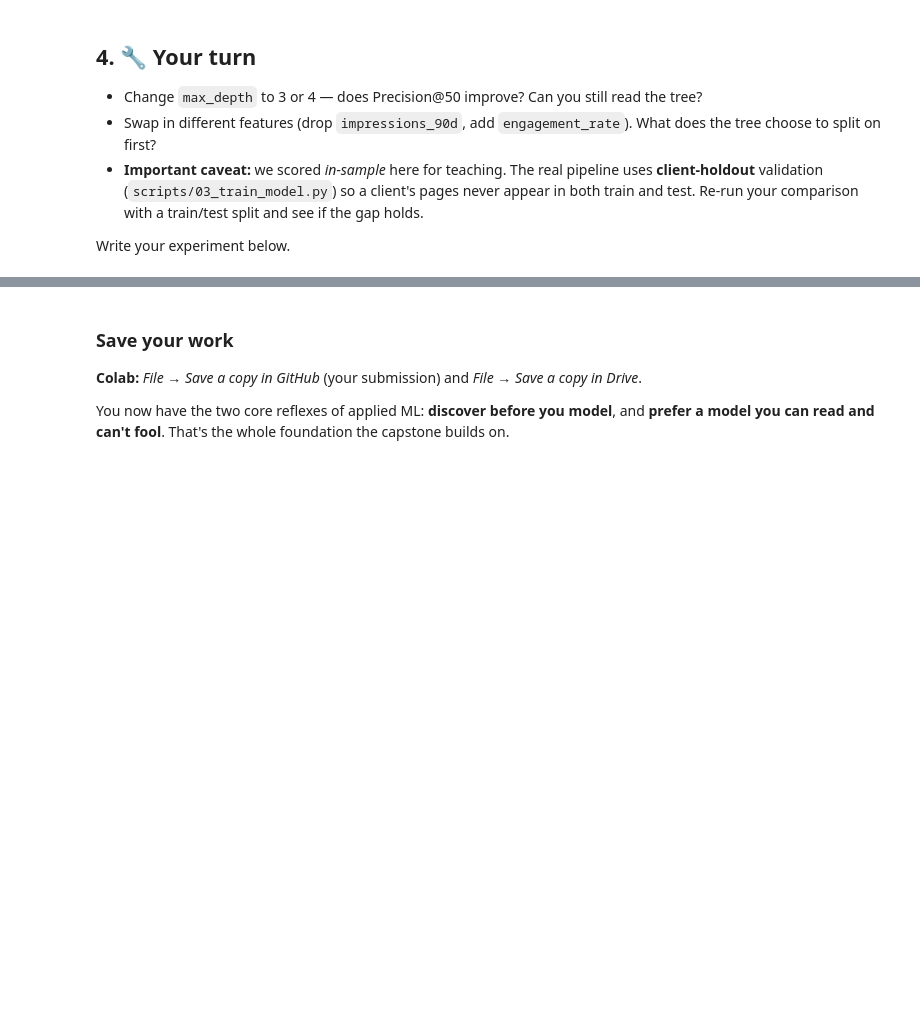
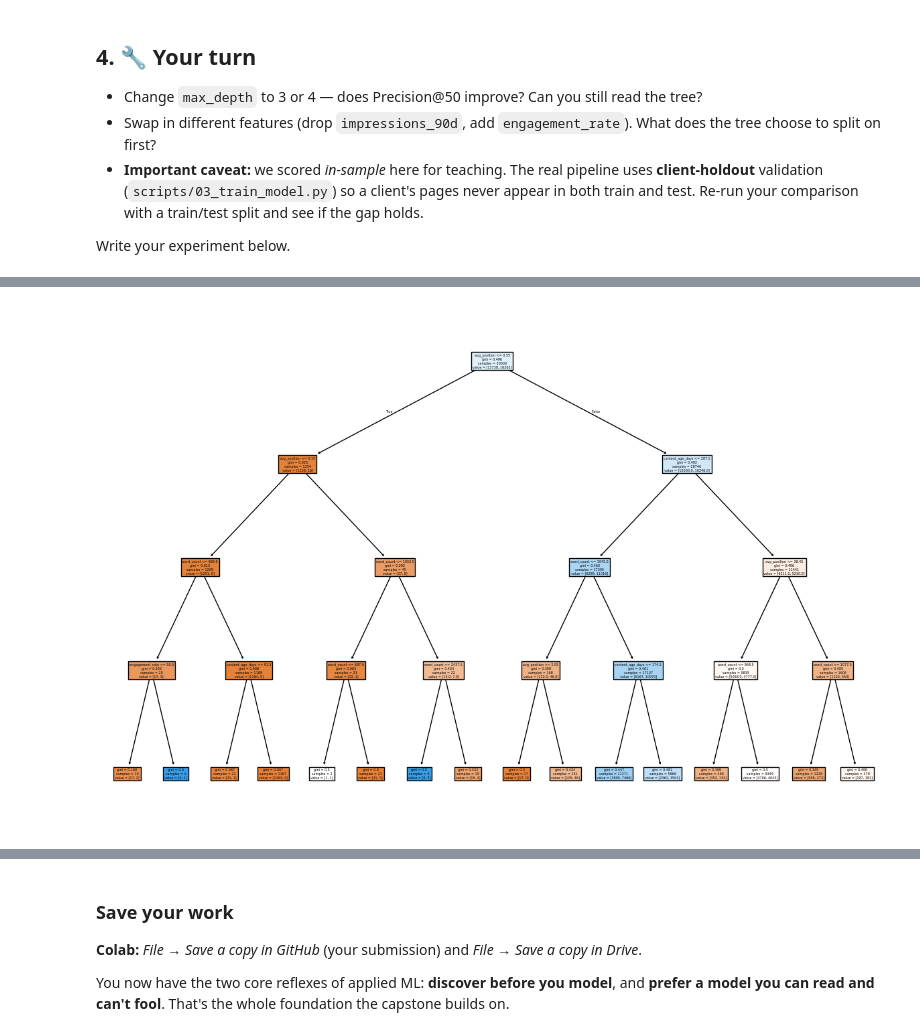
Before and after one commit to muhib098/Machine-learning, a Jupyter notebook: notebooks/02_your_first_readable_model.ipynb, the cells around one changed output, grey strips where cells are left out. Cells and saved outputs as stored; diff of their text form; code cells hidden in the pictures; blank space fills up the shorter version.

```diff
--- a/notebooks/02_your_first_readable_model.ipynb
+++ b/notebooks/02_your_first_readable_model.ipynb
@@ -102,3 +102,92 @@ That's also why the starter data ships **only observable signals** — the produ
 Write your experiment below.
 # %%
 # Your experiment here
+from sklearn.tree import DecisionTreeClassifier
+import numpy as np
+from sklearn import tree
+import matplotlib.pyplot as plt
+from sklearn.model_selection import train_test_split
+
+
+X = df[features]
+y = df["is_declining_label"].values
+
+
+def precision_at_k(scores, labels, k):
+    order = np.argsort(-np.asarray(scores))
+    topk = np.asarray(labels)[order[:k]]
+    return topk.mean()
+
+
+for depth in [3, 4]:
+
+    model = DecisionTreeClassifier(
+        max_depth=depth,
+        random_state=42
+    )
+
+    model.fit(X, y)
+
+    scores = model.predict_proba(X)[:, 1]
+
+    p50 = precision_at_k(scores, y, 50)
+
+    print(f"max_depth={depth} -> Precision@50={p50:.3f}")
+
+
+    plt.figure(figsize=(15, 10))
+
+tree.plot_tree(
+    model,
+    filled=True,
+    feature_names=features
+)
+
+plt.show()
+features = [
+    "search_volume",
+    "engagement_rate",
+    "avg_position",
+    "content_age_days",
+    "word_count"
+]
+
+X = df[features]
+y = df["is_declining_label"]
+
+model = DecisionTreeClassifier(
+    max_depth=3,
+    random_state=42
+)
+
+model.fit(X, y)
+
+plt.figure(figsize=(15, 10))
+
+tree.plot_tree(
+    model,
+    feature_names=features,
+    filled=True
+)
+
+plt.show()
+
+X_train, X_test, y_train, y_test = train_test_split(
+    X,
+    y,
+    test_size=0.2,
+    random_state=42
+)
+
+model.fit(X_train, y_train)
+
+scores = model.predict_proba(X_test)[:, 1]
+
+print(
+    precision_at_k(
+        scores,
+        y_test,
+        50
+    )
+)
+# %% [output]
@@ -104,0 +197 @@ Write your experiment below.
+[figure, added]
```
Also changed, not shown: parts of 1 cell of this notebook.
